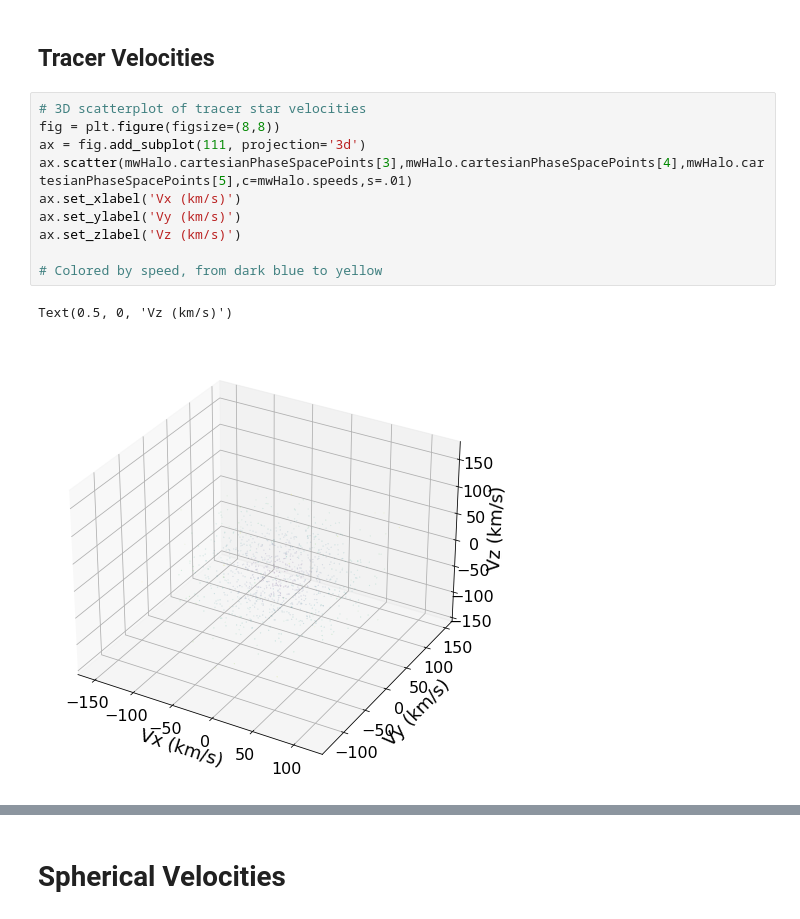
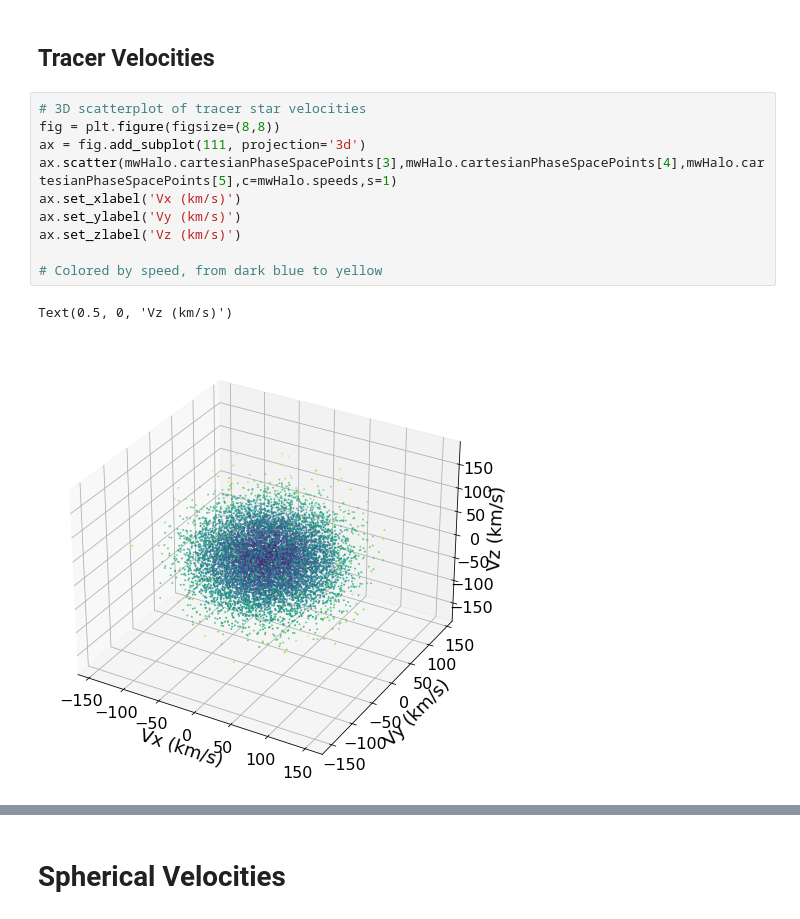
Before and after one commit to EricPutney/nfwHalo, a Jupyter notebook: nfwMockDataGenerator.ipynb, the cells around one changed output, grey strips where cells are left out. Cells and saved outputs as stored; diff of their text form.

```diff
--- a/nfwMockDataGenerator.ipynb
+++ b/nfwMockDataGenerator.ipynb
@@ -367,16 +367,16 @@ plt.show()
 # %%
 # 3D scatterplot of tracer star velocities
 fig = plt.figure(figsize=(8,8))
 ax = fig.add_subplot(111, projection='3d')
-ax.scatter(mwHalo.cartesianPhaseSpacePoints[3],mwHalo.cartesianPhaseSpacePoints[4],mwHalo.cartesianPhaseSpacePoints[5],c=mwHalo.speeds,s=.01)
+ax.scatter(mwHalo.cartesianPhaseSpacePoints[3],mwHalo.cartesianPhaseSpacePoints[4],mwHalo.cartesianPhaseSpacePoints[5],c=mwHalo.speeds,s=1)
 ax.set_xlabel('Vx (km/s)')
 ax.set_ylabel('Vy (km/s)')
 ax.set_zlabel('Vz (km/s)')
 
 # Colored by speed, from dark blue to yellow
 # %% [output]
 Text(0.5, 0, 'Vz (km/s)')
-[figure, old version]
+[figure, new version]
 # %%
 plt.hexbin(
     mwHalo.radii,
```
Also changed, not shown: parts of 32 cells of this notebook, 2 other files.
